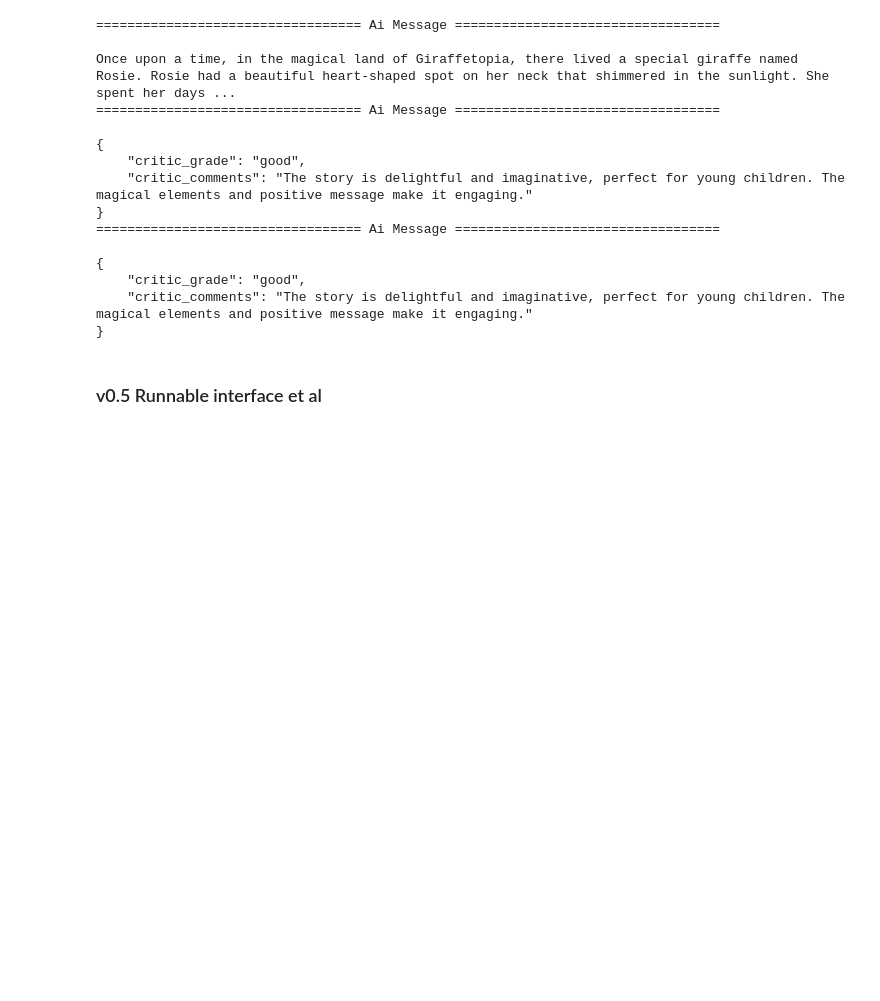
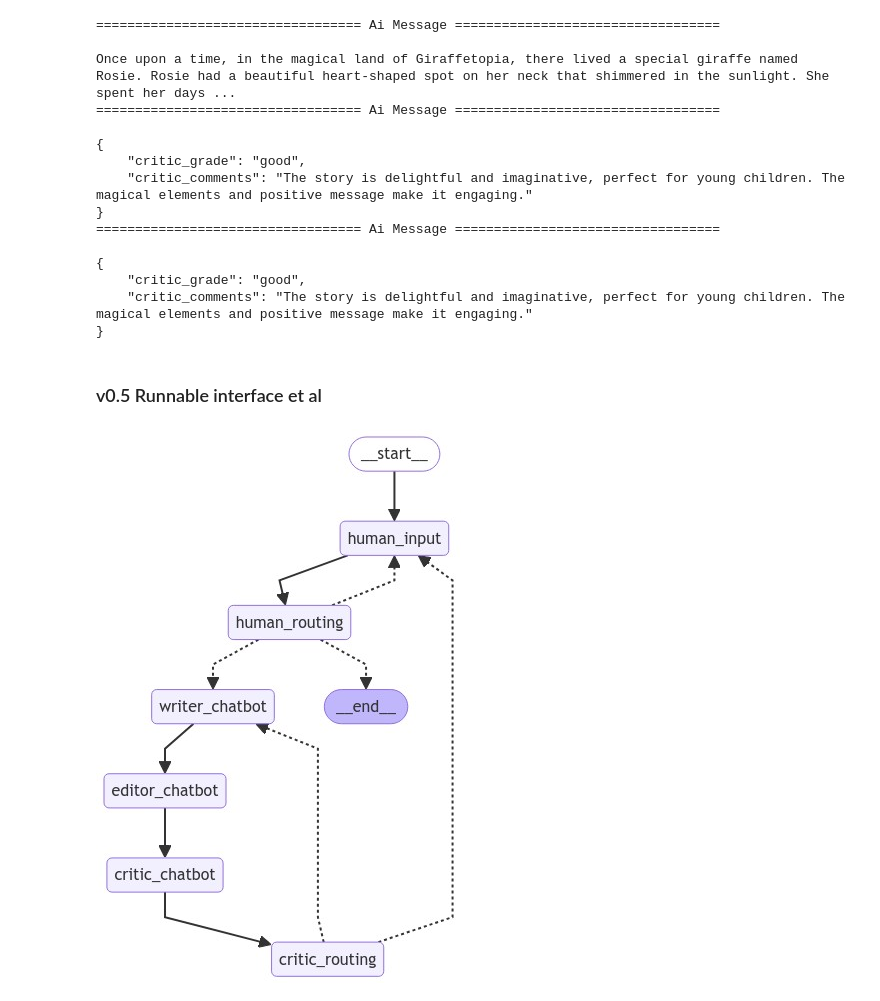
Before and after one commit to AurelianTactics/SimpleChildrenStoryGeneratorGraph, a Jupyter notebook: brainstorming/test_story_graph.ipynb, the cells around one changed output. Cells and saved outputs as stored; diff of their text form; code cells hidden in the pictures; blank space fills up the shorter version.

```diff
--- a/brainstorming/test_story_graph.ipynb
+++ b/brainstorming/test_story_graph.ipynb
@@ -1041,6 +1066,15 @@ def critic_chatbot(state: State):
 
 
 def route_critic_decision(state: State):
+    # print("in route_critic_decision ")
+    # print(state.keys())
+    # print(state["messages"][-1])
+    # print(state["messages"][-2])
+
+    return state
+
+
+def route_human_decision(state: State):
     # print("in route_critic_decision ")
     # print(state.keys())
     # print(state["messages"][-1])
@@ -1114,7 +1148,8 @@ def select_human_next_node(state: State):
 # The first argument is the unique node name
 # The second argument is the function or object that will be called whenever
 # the node is used.
-graph_builder.add_node("human_input", human_input)
+graph_builder.add_node("human_input", select_human_next_node)
+graph_builder.add_node("human_routing", route_human_decision)
 graph_builder.add_node("writer_chatbot", writer_chatbot)
 graph_builder.add_node("editor_chatbot", editor_chatbot)
 graph_builder.add_node("critic_chatbot", critic_chatbot)
@@ -1123,35 +1158,39 @@ graph_builder.add_node("critic_routing", route_critic_decision)
 graph_builder.set_entry_point("human_input")
 #graph_builder.set_finish_point("critic_chatbot")
 
+graph_builder.add_edge("human_input", "human_routing")
 graph_builder.add_edge("writer_chatbot", "editor_chatbot")
 graph_builder.add_edge("editor_chatbot", "critic_chatbot")
 graph_builder.add_edge("critic_chatbot", "critic_routing")
 
 graph_builder.add_conditional_edges(
     "human_routing",
     select_human_next_node,
-    {"writer_chatbot": "writer_chatbot", "__end__": "human_input"},
+    {"writer_chatbot": "writer_chatbot", "human_input": "human_input",
+     "__end__": "__end__"},
 )
 graph_builder.add_conditional_edges(
     "critic_routing",
     select_critic_next_node,
     {"writer_chatbot": "writer_chatbot", "human_input": "human_input"},
 )
 
 
 graph = graph_builder.compile(
     checkpointer=memory,
-    interrupt_before=["editor_chatbot"],
+    #interrupt_before=["editor_chatbot"],
     # interrupt_after=["critic_chatbot"],
     )
 
 from IPython.display import Image, display
 
 try:
     display(Image(graph.get_graph().draw_mermaid_png()))
 except Exception:
     # This requires some extra dependencies and is optional
     pass
+# %% [output]
+[figure, added]
 # %%
 import pprint
 
```
Also changed, not shown: parts of 1 cell of this notebook.
